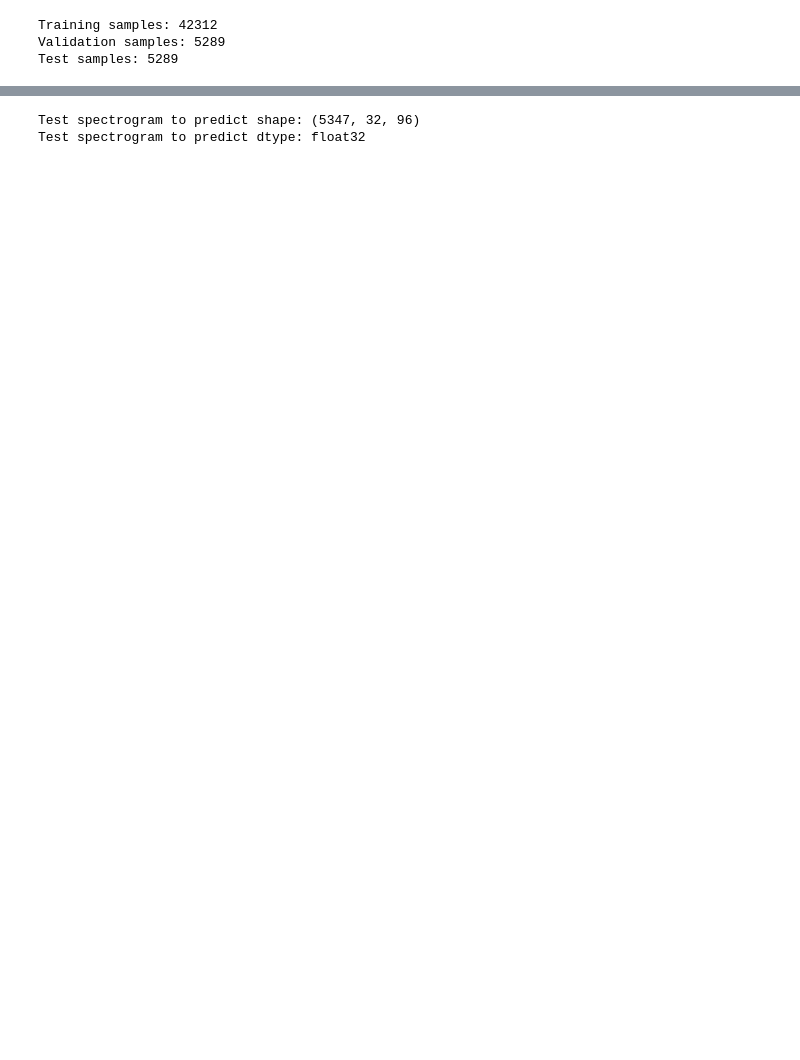
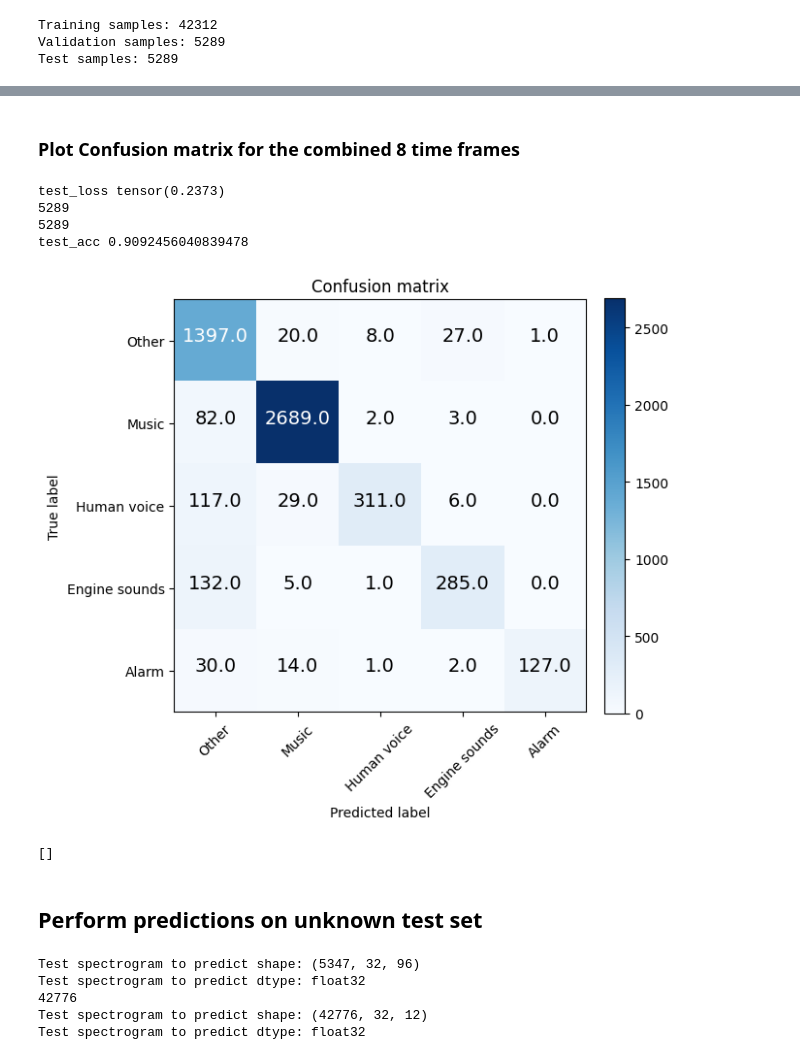
Before and after one commit to BenMusak/Audio_explores_2023_AVS, a Jupyter notebook: train-cnn.ipynb, the cells around one changed output, grey strips where cells are left out. Cells and saved outputs as stored; diff of their text form; code cells hidden in the pictures; blank space fills up the shorter version.

```diff
--- a/train-cnn.ipynb
+++ b/train-cnn.ipynb
@@ -245,0 +405,35 @@ trainer.test(model, test_loader) # This not the challenge, test set
+# %% [markdown]
+### Plot Confusion matrix for the combined 8 time frames
+# %%
+num_classes = len(CLASSES)
+# Define our confusion_matrix class
+confusion_matrix = torchmetrics.ConfusionMatrix(num_classes=num_classes, task='multiclass')
+# Define our confusion matrix
+test_confusion_matrix = np.zeros((num_classes, num_classes))
+
+# Take our predictions from before and apply to confusion matrix
+criterion = nn.CrossEntropyLoss()
+loss = criterion(new_preds, new_target)
+print('test_loss', loss)
+
+_, predicted = torch.max(new_preds, 1)
+print(len(predicted))
+print(len(new_target))
+accuracy = (predicted == new_target).sum().item() / len(new_target)
+print('test_acc', accuracy)
+
+confusion_matrix = confusion_matrix(predicted, new_target)
+test_confusion_matrix += confusion_matrix.cpu().numpy()
+
+plot_confusion_matrix(test_confusion_matrix, CLASSES, filename='confusion_matrix.png')
+
+[]
+# %% [output]
+test_loss tensor(0.2373)
+5289
+5289
+test_acc 0.9092456040839478
+[figure, added]
+[]
+# %% [markdown]
+## Perform predictions on unknown test set
@@ -248,9 +453,17 @@ spectrograms_to_predict = np.load('data/test.npy')
 
 print('Test spectrogram to predict shape:', spectrograms_to_predict.shape)
 print('Test spectrogram to predict dtype:', spectrograms_to_predict.dtype)
+
+spectrograms_to_predict = split_data(spectrograms_to_predict)
+
+print('Test spectrogram to predict shape:', spectrograms_to_predict.shape)
+print('Test spectrogram to predict dtype:', spectrograms_to_predict.dtype)
 # %% [output]
 Test spectrogram to predict shape: (5347, 32, 96)
 Test spectrogram to predict dtype: float32
+42776
+Test spectrogram to predict shape: (42776, 32, 12)
+Test spectrogram to predict dtype: float32
 # %%
 test_to_predict_dataset = SpectrogramDataset(spectrograms_to_predict, transform=transforms.ToTensor())
 test_to_predict_loader = DataLoader(test_to_predict_dataset, batch_size=BATCH_SIZE, shuffle=False, num_workers=NUM_WORKERS)
```
Also changed, not shown: parts of 33 cells of this notebook.
